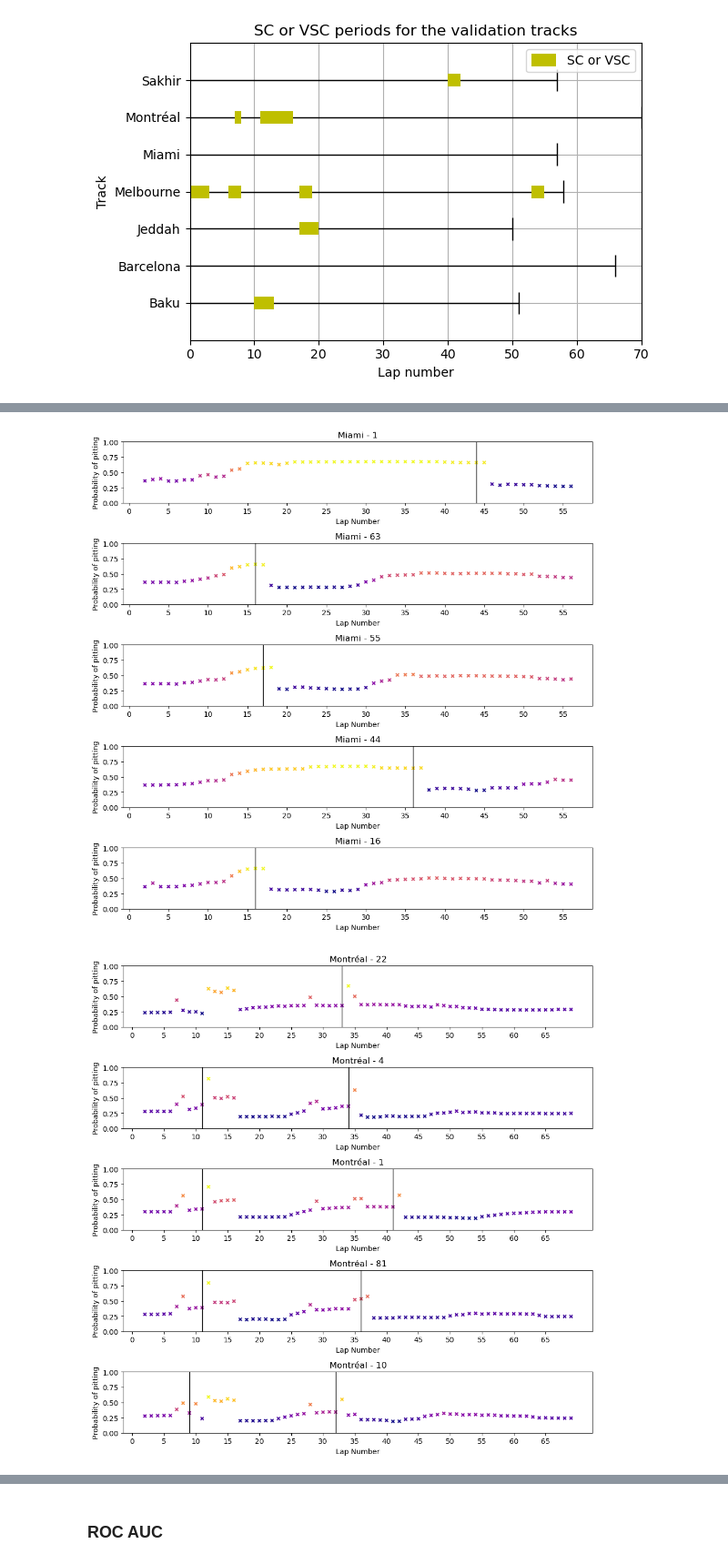
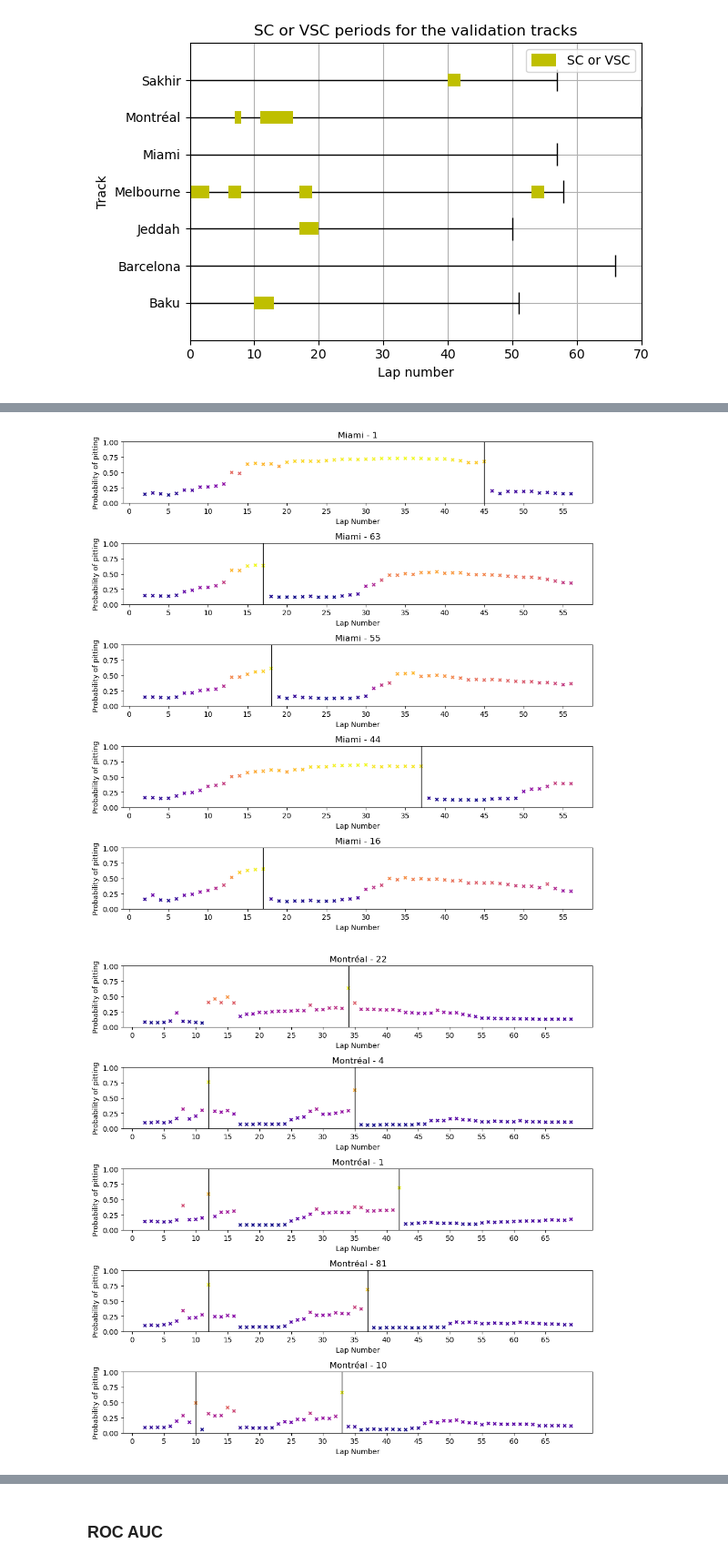
Before and after one commit to Nelson-Jnrnd/f1-pit-predictor-dataset, a Jupyter notebook: model_validation.ipynb, the cells around one changed output, grey strips where cells are left out. Shown at 91% size. Drawn from its saved outputs; the diff is of its cells as text; code cells hidden in the pictures.

```diff
--- a/model_validation.ipynb
+++ b/model_validation.ipynb
@@ -155,9 +155,9 @@ pd.set_option('display.max_columns', 500)
 pd.set_option('display.width', 1000)
 
 base_path = 'data/2023'
-encoder_path = 'models/sensitivity/encoder.pkl'
-model_path = 'models/sensitivity/model.pkl'
-figures_path = 'models/sensitivity/figures'
+encoder_path = 'models/balanced_accuracy/encoder.pkl'
+model_path = 'models/balanced_accuracy/model.pkl'
+figures_path = 'models/balanced_accuracy/figures'
 
 os.makedirs(figures_path, exist_ok=True)
 
@@ -370,7 +349,7 @@ def plot_predictions_by_lapNumber(ax, x_test, y_test, ypred, proba, title=None):
     #indexes = [y.index for y in y_test if y == 1]
     indexes = np.where(y_test == 1)
     for idx in indexes:
-        ax.vlines(x=idx+1, ymin=0, ymax=1, linewidth=1, colors='k')
+        ax.vlines(x=idx+2, ymin=0, ymax=1, linewidth=1, colors='k')
         #ax.hlines(y=0, xmin=idx[0], xmax=idx[1], linewidth=1, colors='k')
     if title:
         ax.set_title(title)
@@ -412,2 +391,2 @@ for i, (track, driver_number) in enumerate(drivers_number.items()):
-[figure, old version]
+[figure, new version]
-[figure, old version]
+[figure, new version]
```
Also changed, not shown: parts of 7 cells of this notebook, 24 other files.
